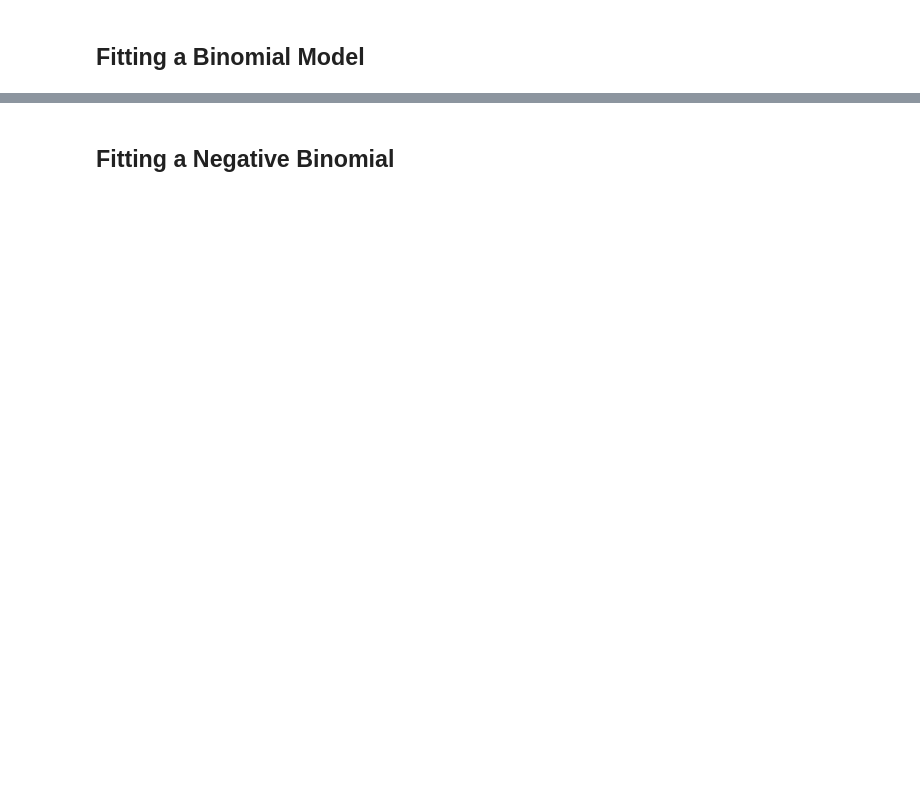
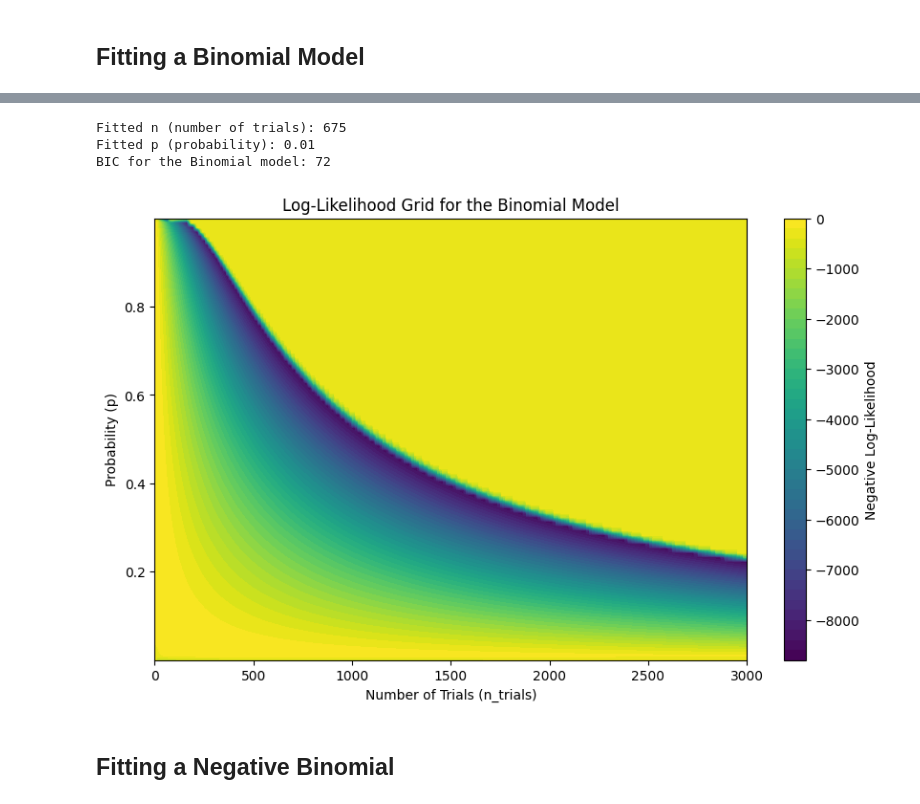
Before and after one commit to AlexFiliakov/bayesian-case-study, a Jupyter notebook: bayesian_case_study.ipynb, the cells around one changed output, grey strips where cells are left out. Saved outputs shown, nothing was run; the diff lists cells and outputs as text; code cells hidden in the pictures; blank space fills up the shorter version.

```diff
--- a/bayesian_case_study.ipynb
+++ b/bayesian_case_study.ipynb
@@ -174,2 +52,22 @@ BIC for the Binomial model: 72
+# %%
+log_likelihood_binom, n_fitted_binom, p_fitted_binom, bic_binom, n_grid_binom, p_grid_binom, log_likelihood_grid_binom = fit_binom(y)
+
+print(f"Fitted n (number of trials): {n_fitted_binom}")
+print(f"Fitted p (probability): {round(p_fitted_binom, 3)}")
+print("BIC for the Binomial model:", int(bic_binom))
+
+# Plot the log-likelihood grid
+plt.figure(figsize=(10, 6))
+plt.contourf(n_grid_binom, p_grid_binom, log_likelihood_grid_binom, levels=50, cmap='viridis')
+plt.colorbar(label='Negative Log-Likelihood')
+plt.xlabel('Number of Trials (n_trials)')
+plt.ylabel('Probability (p)')
+plt.title('Log-Likelihood Grid for the Binomial Model')
+plt.show()
+# %% [output]
+Fitted n (number of trials): 675
+Fitted p (probability): 0.01
+BIC for the Binomial model: 72
+[figure, added]
 # %% [markdown]
 ## Fitting a Negative Binomial
```
Also changed, not shown: parts of 28 cells of this notebook, 16 other files.
